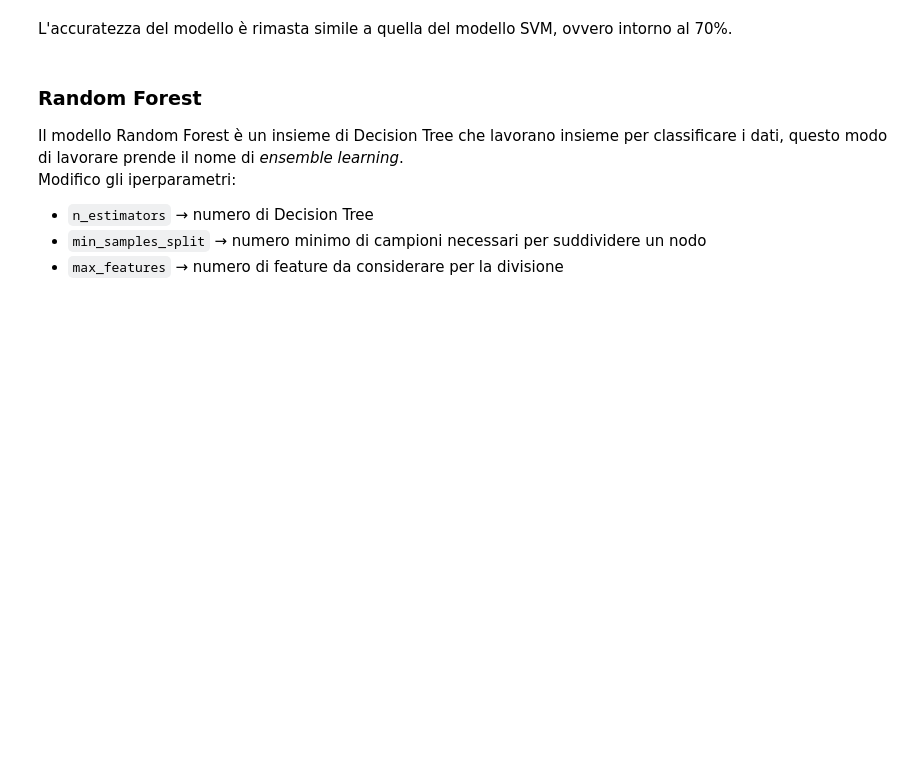
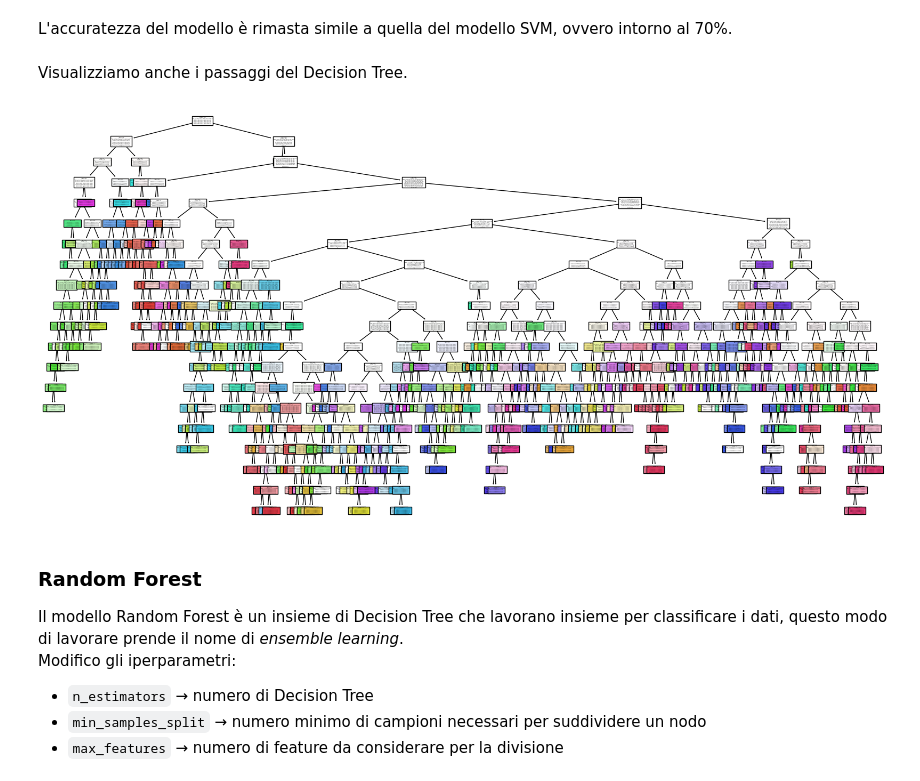
Before and after one commit to ThePaglia/Beer-Recommendator, a Jupyter notebook: BeerWizard.ipynb, the cells around one changed output. Drawn from its saved outputs; the diff is of its cells as text; code cells hidden in the pictures; blank space fills up the shorter version.

```diff
--- a/BeerWizard.ipynb
+++ b/BeerWizard.ipynb
@@ -108,7 +116,7 @@ beer.head()
 # %% [markdown]
 Per il nostro specifico caso d'uso, non ci interessano tutti i dati presenti nel dataset, quindi rimuoviamo i dati non necessari.
 # %%
-beer.drop(columns=["Style Key", "Brewery", "Description"], inplace=True)
+beer = beer.drop(columns=["Style Key", "Brewery", "Description"])
 # %%
 beer.head(1)
 # %% [output]
@@ -120,7 +128,7 @@ Inoltre vogliamo creare una nuova variabile chiamata `Avg IBU` che rappresenta l
 # %%
 beer["Avg IBU"] = beer[["Min IBU", "Max IBU"]].mean(axis=1)
 beer = beer[beer["Style"] != "Lambic - Faro"]
-beer.drop(columns=["Min IBU", "Max IBU"], inplace=True)
+beer = beer.drop(columns=["Min IBU", "Max IBU"])
 beer = beer.rename(columns={"Ave Rating": "Avg Rating"})
 beer = beer[["Name", "Style", "Avg IBU", "Avg Rating", "ABV", "Astringency", "Body", "Alcohol", "Bitter", "Sweet", "Sour", "Salty", "Fruits", "Hoppy", "Spices", "Malty"]]
 # %%
@@ -303,7 +308,7 @@ Sapendo cosa ci interessa creiamo le due nuove variabile che ci serviranno per a
 * `X` &rarr; variabile indipendente, rappresenta l'insieme delle caratteristiche della birra
 # %%
 y = beer["Style"]
-X = beer[[col for col in beer.columns if col != "Style" and col != "Name" and col != "Avg Rating"]]
+X = beer.drop(columns=["Name", "Style", "Avg Rating"])
 # %% [markdown]
 A questo punto bisogna suddividere i dati in training set e validation set. \
 Decidiamo di avere 1/4 dei dati nel validation set e 3/4 dei dati nel training set.
@@ -592,6 +597,15 @@ Recall Score:  70.73 %
 F1 Score:  70.18 %
 # %% [markdown]
 L'accuratezza del modello è rimasta simile a quella del modello SVM, ovvero intorno al 70%.
+# %% [markdown]
+Visualizziamo anche i passaggi del Decision Tree.
+# %%
+from sklearn.tree import plot_tree
+
+plt.figure(figsize=(20, 10))
+plot_tree(dec_tree_best_estimator["dec_tree"], filled=True, feature_names=X.columns);
+# %% [output]
+[figure, added]
 # %% [markdown]
 ### Random Forest
 Il modello Random Forest è un insieme di Decision Tree che lavorano insieme per classificare i dati, questo modo di lavorare prende il nome di _ensemble learning_. \
```
Also changed, not shown: parts of 4 cells of this notebook.
